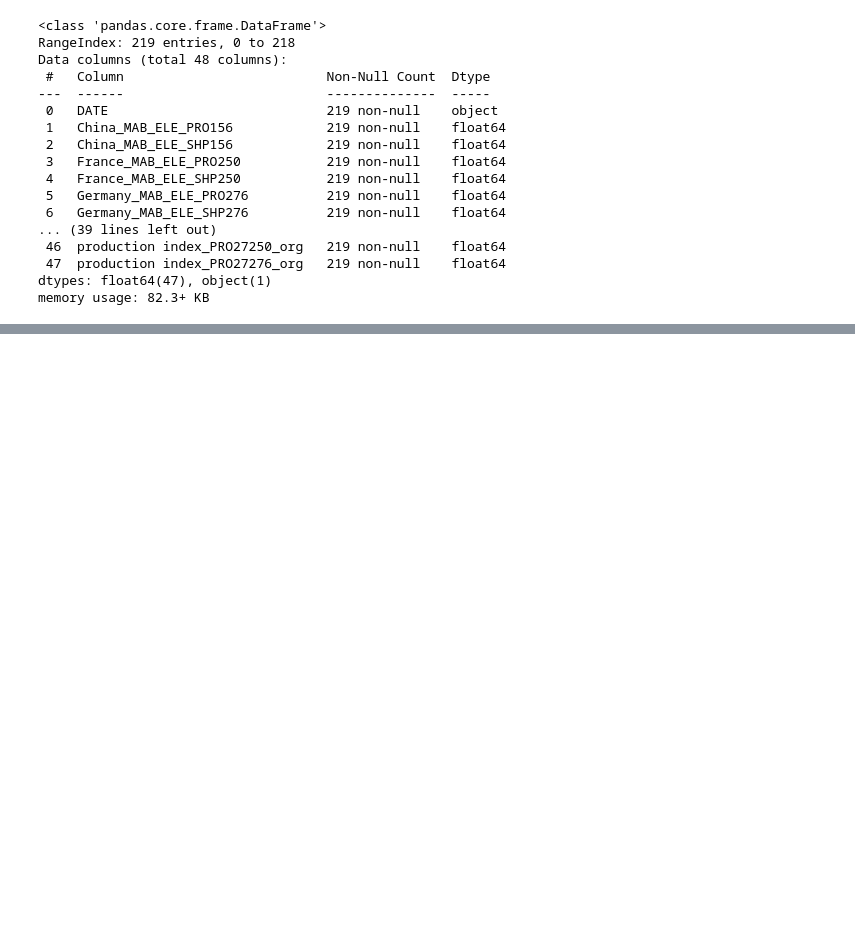
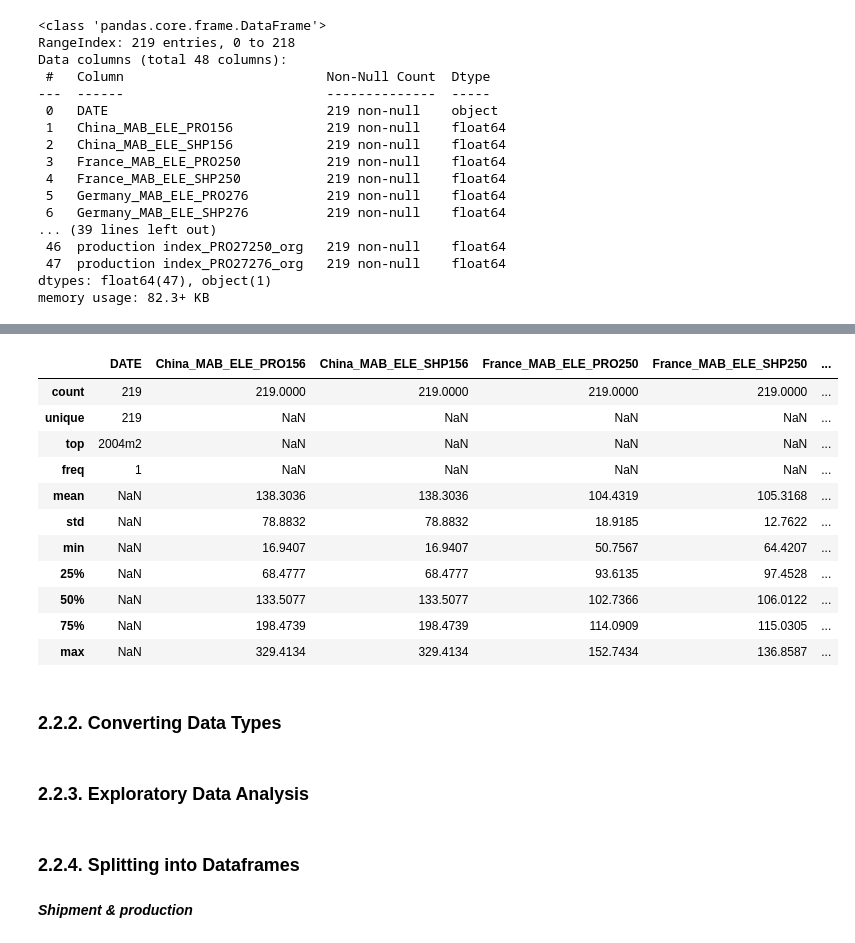
Before and after one commit to RubenCMarques/Case-2--Siemens-Sales-Forecast, a Jupyter notebook: Notebooks/Group_D_Source_Code.ipynb, the cells around one changed output, grey strips where cells are left out. Saved outputs shown, nothing was run; the diff lists cells and outputs as text; code cells hidden in the pictures; blank space fills up the shorter version.

Commit message:
exploratory data analysis

```diff
--- a/Notebooks/Group_D_Source_Code.ipynb
+++ b/Notebooks/Group_D_Source_Code.ipynb
@@ -711,0 +753,28 @@ memory usage: 82.3+ KB
+# %%
+# STATISTICS
+market_data.describe(include='all')
+# %% [output]
+|  | DATE | China_MAB_ELE_PRO156 | China_MAB_ELE_SHP156 | France_MAB_ELE_PRO250 | France_MAB_ELE_SHP250 | ... |
+| count | 219 | 219.0000 | 219.0000 | 219.0000 | 219.0000 | ... |
+| unique | 219 | NaN | NaN | NaN | NaN | ... |
+| top | 2004m2 | NaN | NaN | NaN | NaN | ... |
+| freq | 1 | NaN | NaN | NaN | NaN | ... |
+| mean | NaN | 138.3036 | 138.3036 | 104.4319 | 105.3168 | ... |
+| std | NaN | 78.8832 | 78.8832 | 18.9185 | 12.7622 | ... |
+| min | NaN | 16.9407 | 16.9407 | 50.7567 | 64.4207 | ... |
+| 25% | NaN | 68.4777 | 68.4777 | 93.6135 | 97.4528 | ... |
+| 50% | NaN | 133.5077 | 133.5077 | 102.7366 | 106.0122 | ... |
+| 75% | NaN | 198.4739 | 198.4739 | 114.0909 | 115.0305 | ... |
+| max | NaN | 329.4134 | 329.4134 | 152.7434 | 136.8587 | ... |
+# %% [markdown]
+<a class="anchor" id="sub-section-2_2_2"></a>
+
+### 2.2.2. Converting Data Types
+
+</a>
+# %% [markdown]
+<a class="anchor" id="sub-section-2_2_3"></a>
+
+### 2.2.3. Exploratory Data Analysis
+
+</a>
@@ -711,0 +799,8 @@ memory usage: 82.3+ KB
+# %% [markdown]
+<a class="anchor" id="sub-section-2_2_4"></a>
+
+### 2.2.4. Splitting into Dataframes
+
+</a>
+# %% [markdown]
+***Shipment & production***
```
Also changed, not shown: parts of 12 cells of this notebook.
